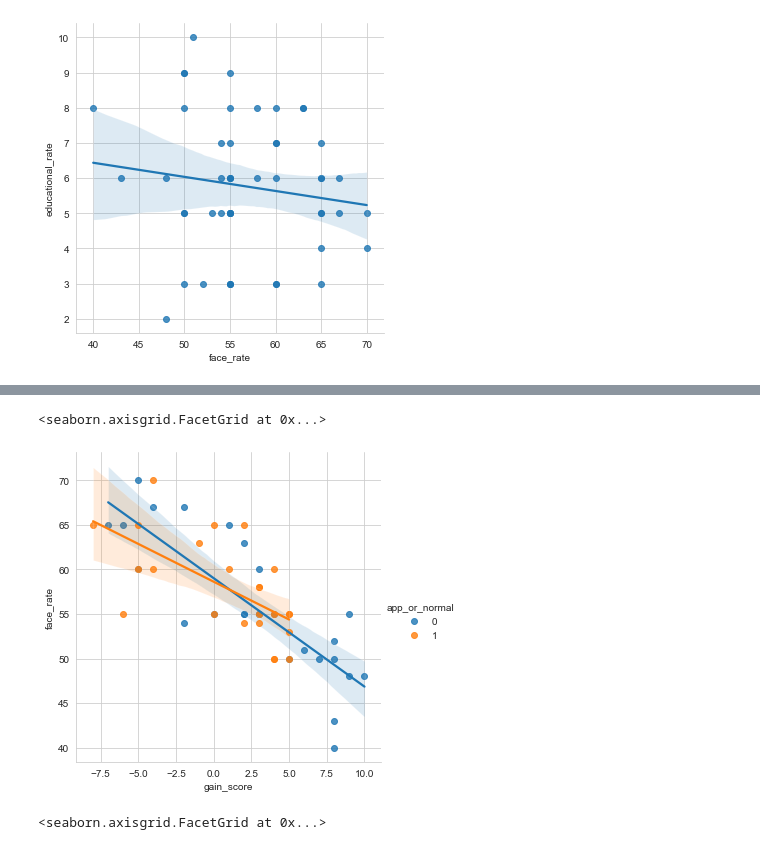
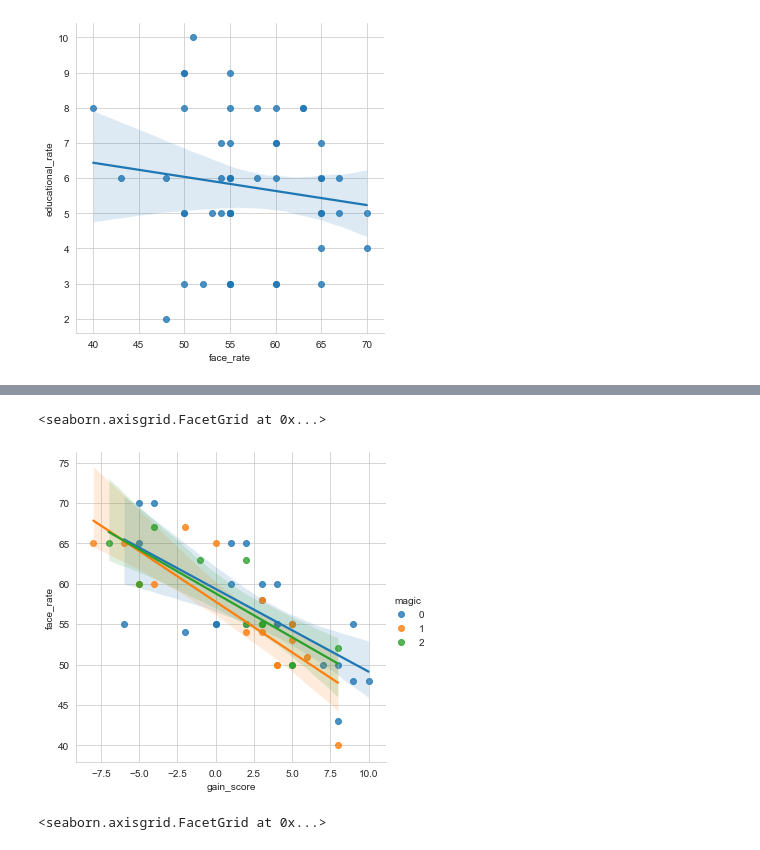
Before and after one commit to fujispooo/datascience, a Jupyter notebook: my_love_ex.ipynb, the cells around one changed output, grey strips where cells are left out. Drawn from its saved outputs; the diff is of its cells as text; code cells hidden in the pictures.

```diff
--- a/my_love_ex.ipynb
+++ b/my_love_ex.ipynb
@@ -101,9 +101,9 @@ sns.lmplot(data=girls_frame,
 # %%
 sns.lmplot(data=girls_frame,
-                   x='gain_score',y='face_rate',hue='app_or_normal')
+                   x='gain_score',y='face_rate',hue='magic')
 # %% [output]
 <seaborn.axisgrid.FacetGrid at 0x...>
-[figure, old version]
+[figure, new version]
 # %%
 sns.lmplot(data=girls_frame,
                    x='gain_score',y='status',hue='app_or_normal')
```
Also changed, not shown: parts of 12 cells of this notebook, 3 other files.
